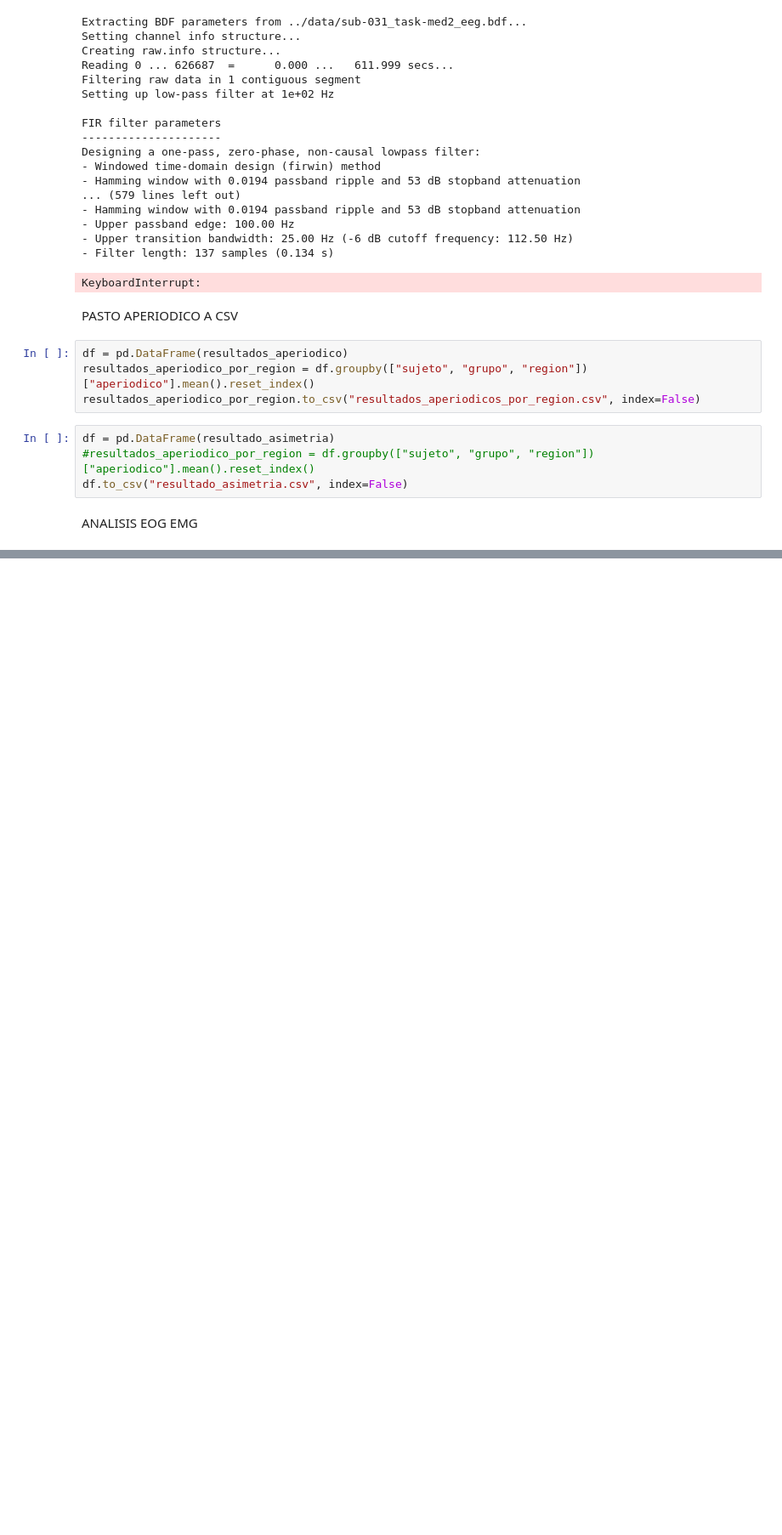
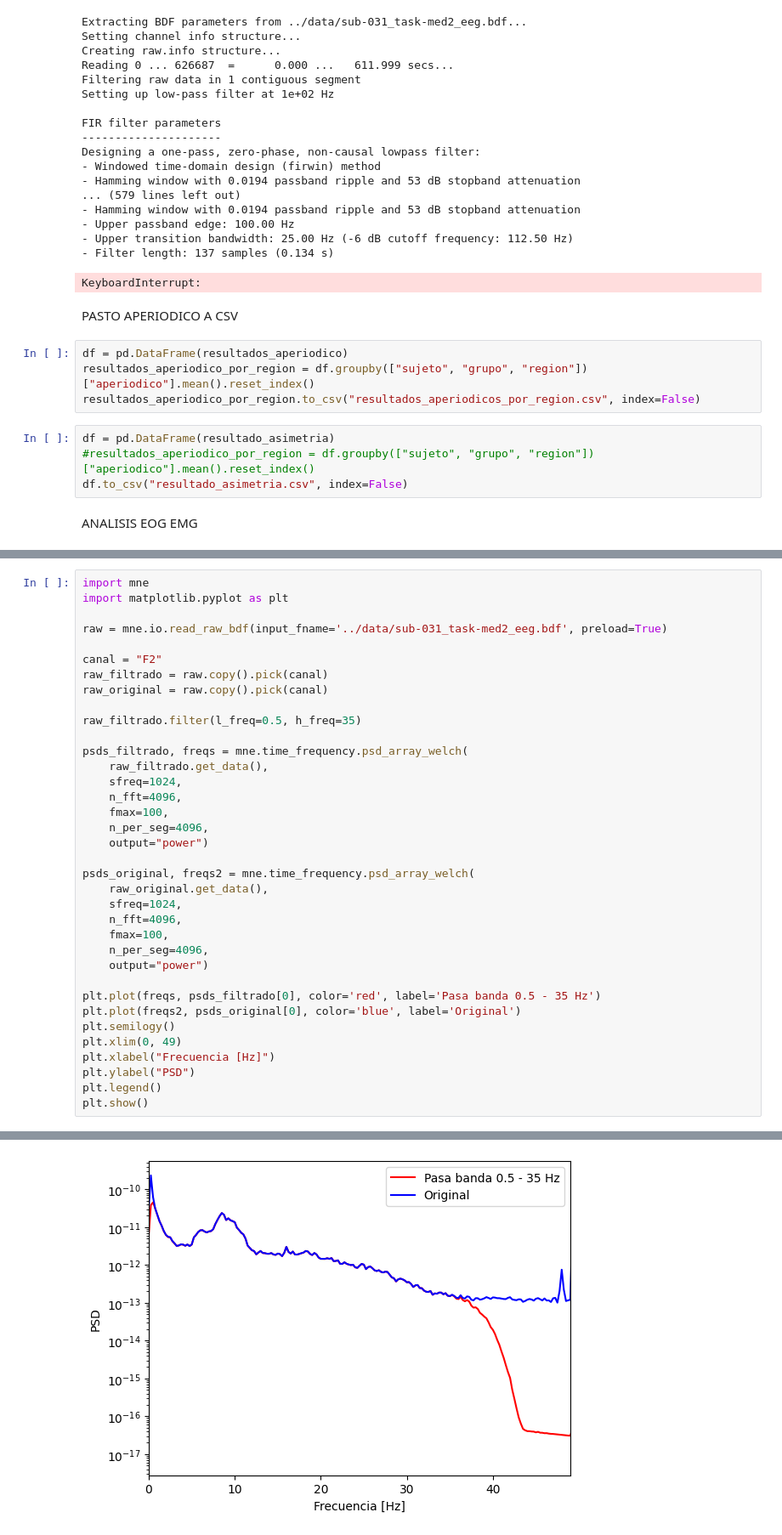
Before and after one commit to renatosalvatore1/PSIB2026Q1-TPS-Grupo1-Di-Pasquale-Vallejos-Salvatore, a Jupyter notebook: notebooks_senales/pruebas_nato.ipynb, the cells around one changed output, grey strips where cells are left out. Shown at 85% size. Saved outputs shown, nothing was run; the diff lists cells and outputs as text; blank space fills up the shorter version.

```diff
--- a/notebooks_senales/pruebas_nato.ipynb
+++ b/notebooks_senales/pruebas_nato.ipynb
@@ -564,0 +590,37 @@ ELECTRODO P2
+# %%
+import mne
+import matplotlib.pyplot as plt
+
+raw = mne.io.read_raw_bdf(input_fname='../data/sub-031_task-med2_eeg.bdf', preload=True)
+
+canal = "F2"
+raw_filtrado = raw.copy().pick(canal)
+raw_original = raw.copy().pick(canal)
+
+raw_filtrado.filter(l_freq=0.5, h_freq=35)
+
+psds_filtrado, freqs = mne.time_frequency.psd_array_welch(
+    raw_filtrado.get_data(),
+    sfreq=1024,
+    n_fft=4096,
+    fmax=100,
+    n_per_seg=4096,
+    output="power")
+
+psds_original, freqs2 = mne.time_frequency.psd_array_welch(
+    raw_original.get_data(),
+    sfreq=1024,
+    n_fft=4096,
+    fmax=100,
+    n_per_seg=4096,
+    output="power")
+
+plt.plot(freqs, psds_filtrado[0], color='red', label='Pasa banda 0.5 - 35 Hz')
+plt.plot(freqs2, psds_original[0], color='blue', label='Original')
+plt.semilogy()
+plt.xlim(0, 49)
+plt.xlabel("Frecuencia [Hz]")
+plt.ylabel("PSD")
+plt.legend()
+plt.show()
+# %% [output]
@@ -564,0 +647 @@ ELECTRODO P2
+[figure, added]
```
Also changed, not shown: parts of 4 cells of this notebook, 15 other files.
